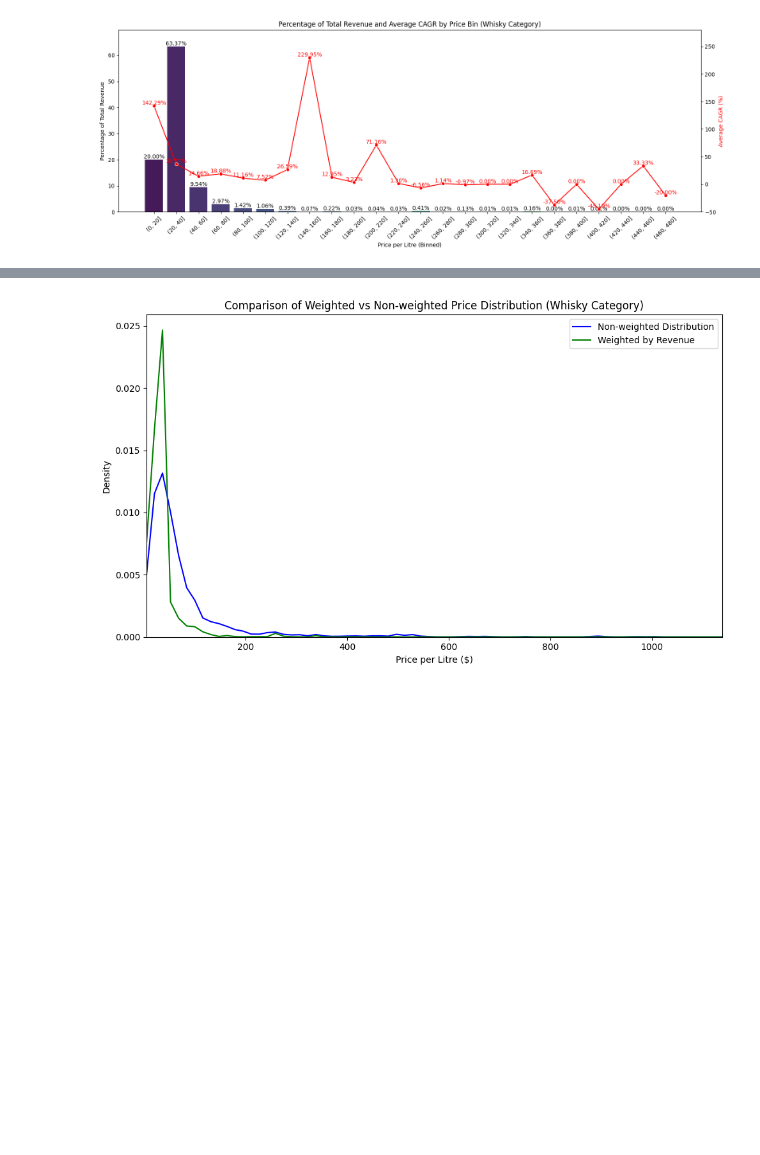
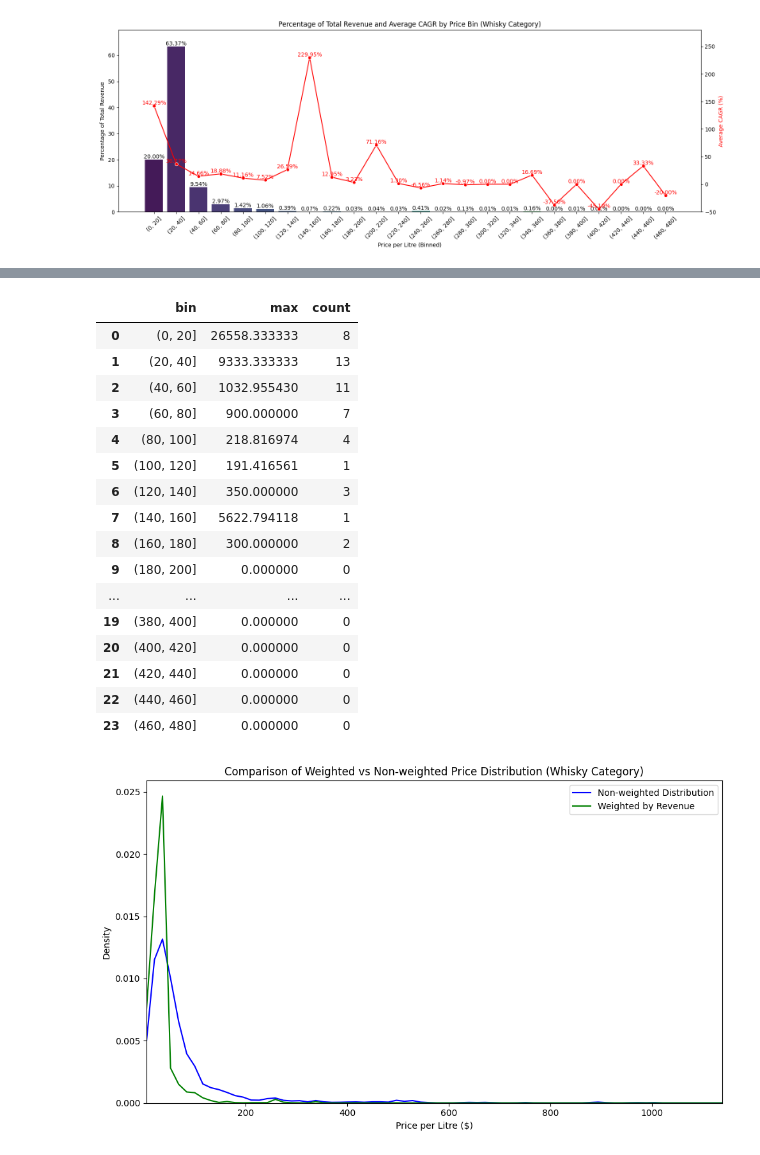
Before and after one commit to Nassim814/sales_iowa_analysis, a Jupyter notebook: 01_data_exploration.ipynb, the cells around one changed output, grey strips where cells are left out. Saved outputs shown, nothing was run; the diff lists cells and outputs as text; code cells hidden in the pictures; blank space fills up the shorter version.

```diff
--- a/01_data_exploration.ipynb
+++ b/01_data_exploration.ipynb
@@ -1665,3 +1639,30 @@ whisky[(whisky["price_per_litre"] >140) & (whisky["price_per_litre"] <=160)].sor
+# %%
+#whisky[(whisky["price_per_litre"] >140) & (whisky["price_per_litre"] <=160)].sort_values(by="cagr", ascending=False).head(10)
+
+
+# bins with greatest share of high growth products (top 50)
+top_50 = whisky.sort_values(by="cagr", ascending=False).head(50).groupby(["bin"])["cagr"].agg(["max","count"]).rename({"count":"top_100_growth_products"})
+top_50.reset_index().fillna(0)
+
+#whisky.sort_values(by="cagr", ascending=False)
+# %% [output]
+|  | bin | max | count |
+| 0 | (0, 20] | 26558.333333 | 8 |
+| 1 | (20, 40] | 9333.333333 | 13 |
+| 2 | (40, 60] | 1032.955430 | 11 |
+| 3 | (60, 80] | 900.000000 | 7 |
+| 4 | (80, 100] | 218.816974 | 4 |
+| 5 | (100, 120] | 191.416561 | 1 |
+| 6 | (120, 140] | 350.000000 | 3 |
+| 7 | (140, 160] | 5622.794118 | 1 |
+| 8 | (160, 180] | 300.000000 | 2 |
+| 9 | (180, 200] | 0.000000 | 0 |
+| ... | ... | ... | ... |
+| 19 | (380, 400] | 0.000000 | 0 |
+| 20 | (400, 420] | 0.000000 | 0 |
+| 21 | (420, 440] | 0.000000 | 0 |
+| 22 | (440, 460] | 0.000000 | 0 |
+| 23 | (460, 480] | 0.000000 | 0 |
 # %%
 import pandas as pd
 import matplotlib.pyplot as plt
```
Also changed, not shown: parts of 14 cells of this notebook.
